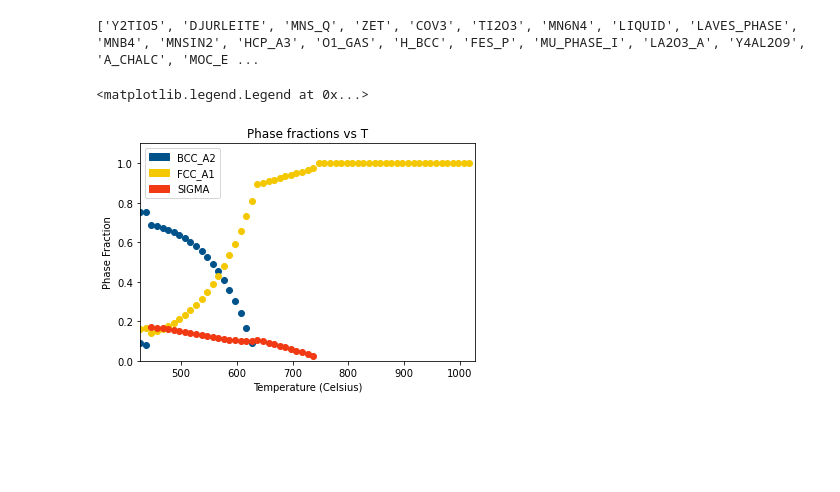
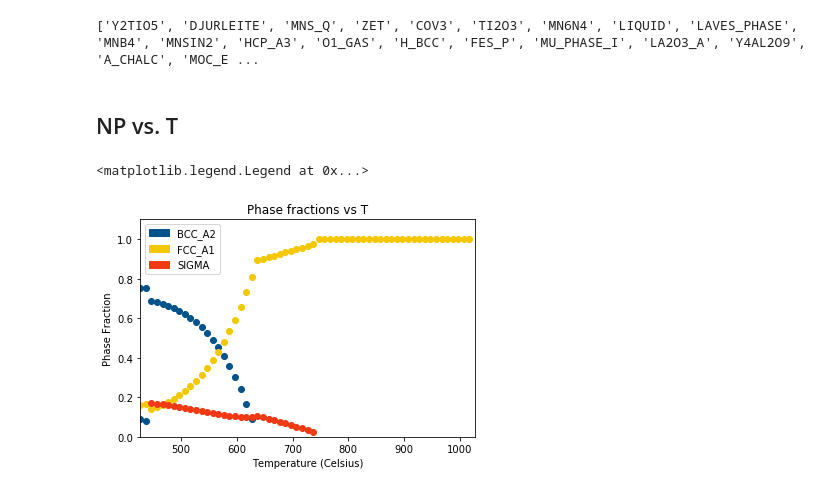
Before and after one commit to pycalphad/cookbook, a Jupyter notebook: PhaseCompositions/PhaseCompositions.ipynb, the cells around one changed output. Saved outputs shown, nothing was run; the diff lists cells and outputs as text; code cells hidden in the pictures; blank space fills up the shorter version.

```diff
--- a/PhaseCompositions/PhaseCompositions.ipynb
+++ b/PhaseCompositions/PhaseCompositions.ipynb
@@ -19,23 +19,24 @@ conds[v.N] = 1
 eq = equilibrium(dbf, ['NI', 'CR', 'FE', 'VA'], phases, conds)
 # %% [output]
 ['Y2TIO5', 'DJURLEITE', 'MNS_Q', 'ZET', 'COV3', 'TI2O3', 'MN6N4', 'LIQUID', 'LAVES_PHASE', 'MNB4', 'MNSIN2', 'HCP_A3', 'O1_GAS', 'H_BCC', 'FES_P', 'MU_PHASE_I', 'LA2O3_A', 'Y4AL2O9', 'A_CHALC', 'MOC_E ...
+# %% [markdown]
+## NP vs. T
 # %%
 import matplotlib.pyplot as plt
 import numpy as np
 from pycalphad.plot.utils import phase_legend
 phases = sorted(set(eq.Phase.values.flatten()) - {''})
 phase_handles, phasemap = phase_legend(phases)
 
 plt.gca().set_title('Phase fractions vs T')
 plt.gca().set_xlabel('Temperature (Celsius)')
 plt.gca().set_ylabel('Phase Fraction')
 plt.gca().set_ylim((0,1.1))
 plt.gca().set_xlim((700-273.15, 1300-273.15))
 
 for name in phases:
-    phase_indices = np.nonzero(eq.Phase.values == name)
-    plt.scatter(np.take(eq['T'].values, phase_indices[2])-273.15, eq.NP.values[phase_indices], color=phasemap[name])
+    plt.scatter(eq.T.broadcast_like(eq.NP)-273.15, eq.NP.where(eq.Phase == name), color=phasemap[name])
 plt.gca().legend(phase_handles, phases, loc='upper left')
 # %% [output]
 <matplotlib.legend.Legend at 0x...>
-[figure, old version]
+[figure, new version]
```
Also changed, not shown: parts of 2 cells of this notebook.
